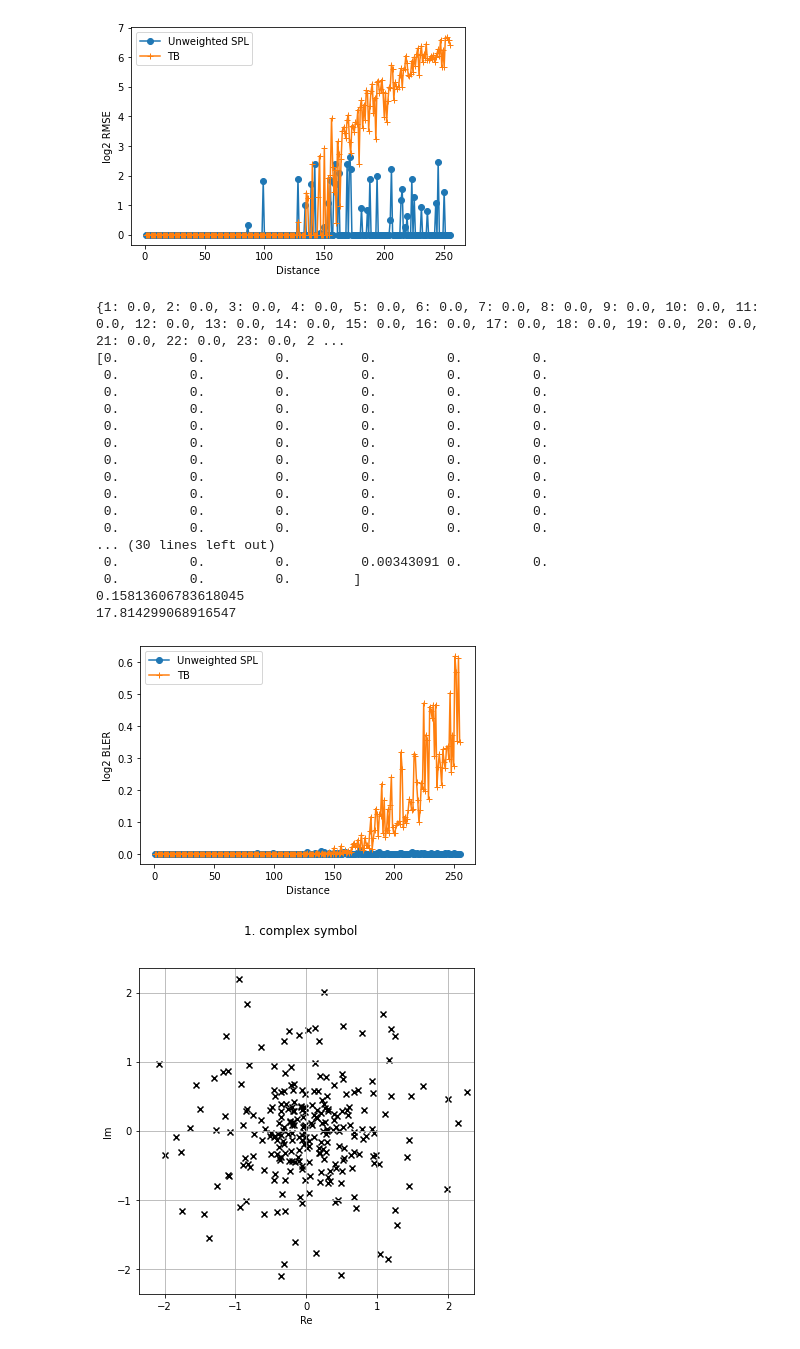
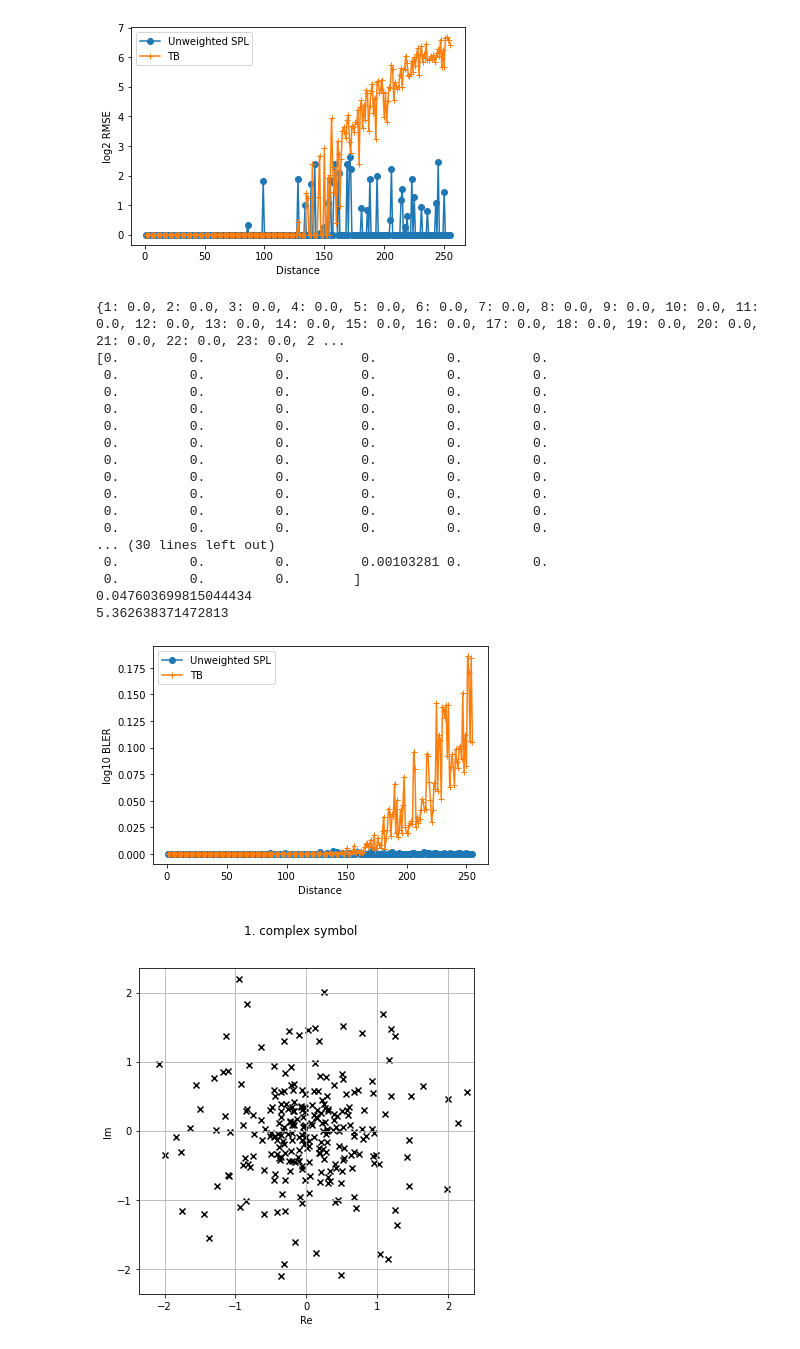
Before and after one commit to neelabhro/Deep-Learning-based-Wireless-Communications, a Jupyter notebook: SPL_uw_TB_PC.ipynb, the cells around one changed output. Cells and saved outputs as stored; diff of their text form; code cells hidden in the pictures.

```diff
--- a/SPL_uw_TB_PC.ipynb
+++ b/SPL_uw_TB_PC.ipynb
@@ -1035,7 +1035,7 @@ for i in bler_Tb.values():
 #rmse_uw = np.log2(np.divide(rmse_uwA,message_factor) +1)
 #rmse_uw = (np.divide(rmse_uwA,message_factor) +1)
 bler_uw = bler_uwA
-bler_uw = np.log2(np.divide(bler_uwA,1) +1)
+bler_uw = np.log10(np.divide(bler_uwA,1) +1)
 #rmse_w = np.log2(np.divide(rmse_wA,message_factor) + 1)
 #rmse_w = (np.divide(rmse_wA,message_factor) + 1)
 #bler_w = bler_wA
@@ -1044,45 +1044,45 @@ bler_uw = np.log2(np.divide(bler_uwA,1) +1)
 #rmse_Tb = np.log2(np.divide(rmse_TbA,message_factor) +1)
 #rmse_Tb = (np.divide(rmse_TbA,message_factor))
 bler_Tb = bler_TbA
-bler_Tb = np.log2(np.divide(bler_TbA,1) +1)
+bler_Tb = np.log10(np.divide(bler_TbA,1) +1)
 message = np.arange(1,M)
 
 print(bler_uw)
 plt.plot(message, bler_uw, '-o');
 #plt.plot(message, bler_w, '-*');
 plt.plot(message, bler_Tb, '-+');
 plt.xlabel('Distance')
 #plt.ylabel('BLER')
 #plt.ylim([0, 1])
-plt.ylabel('log2 BLER')
+plt.ylabel('log10 BLER')
 #plt.legend(['Unweighted SPL', 'Weighted(^2) SPL','TB'])
 plt.legend(['Unweighted SPL', 'TB'])
 
 
 print(np.sum(bler_uw))
 #print(np.sum(bler_w))
 print(np.sum(bler_Tb))
 #print(np.sum(rmse_uwA))
 #print(np.sum(rmse_wA))
 # %% [output]
 {1: 0.0, 2: 0.0, 3: 0.0, 4: 0.0, 5: 0.0, 6: 0.0, 7: 0.0, 8: 0.0, 9: 0.0, 10: 0.0, 11: 0.0, 12: 0.0, 13: 0.0, 14: 0.0, 15: 0.0, 16: 0.0, 17: 0.0, 18: 0.0, 19: 0.0, 20: 0.0, 21: 0.0, 22: 0.0, 23: 0.0, 2 ...
 [0.         0.         0.         0.         0.         0.
  0.         0.         0.         0.         0.         0.
  0.         0.         0.         0.         0.         0.
  0.         0.         0.         0.         0.         0.
  0.         0.         0.         0.         0.         0.
  0.         0.         0.         0.         0.         0.
  0.         0.         0.         0.         0.         0.
  0.         0.         0.         0.         0.         0.
  0.         0.         0.         0.         0.         0.
  0.         0.         0.         0.         0.         0.
  0.         0.         0.         0.         0.         0.
 ... (30 lines left out)
- 0.         0.         0.         0.00343091 0.         0.
+ 0.         0.         0.         0.00103281 0.         0.
  0.         0.         0.        ]
-0.15813606783618045
-17.814299068916547
+0.047603699815044434
+5.362638371472813
-[figure, old version]
+[figure, new version]
 # %%
 ae.plot_constellation(const_noise_SNR);
 #plot_constellation_2(ae,range(0,ae.M))
```
